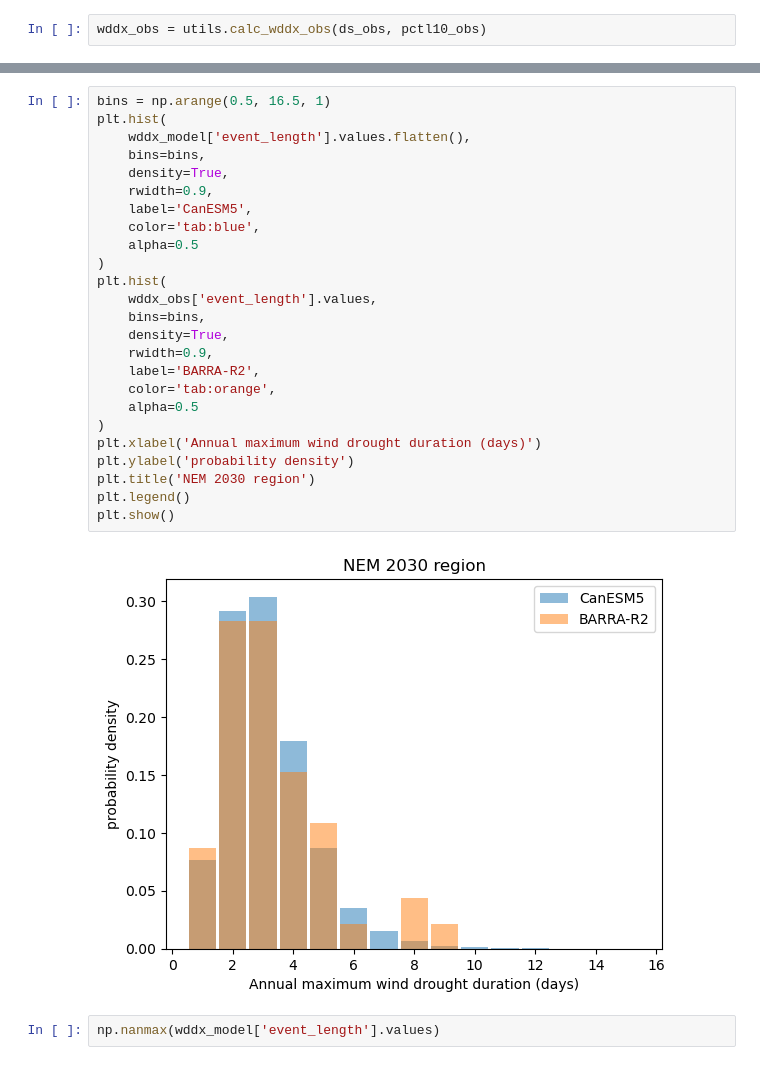
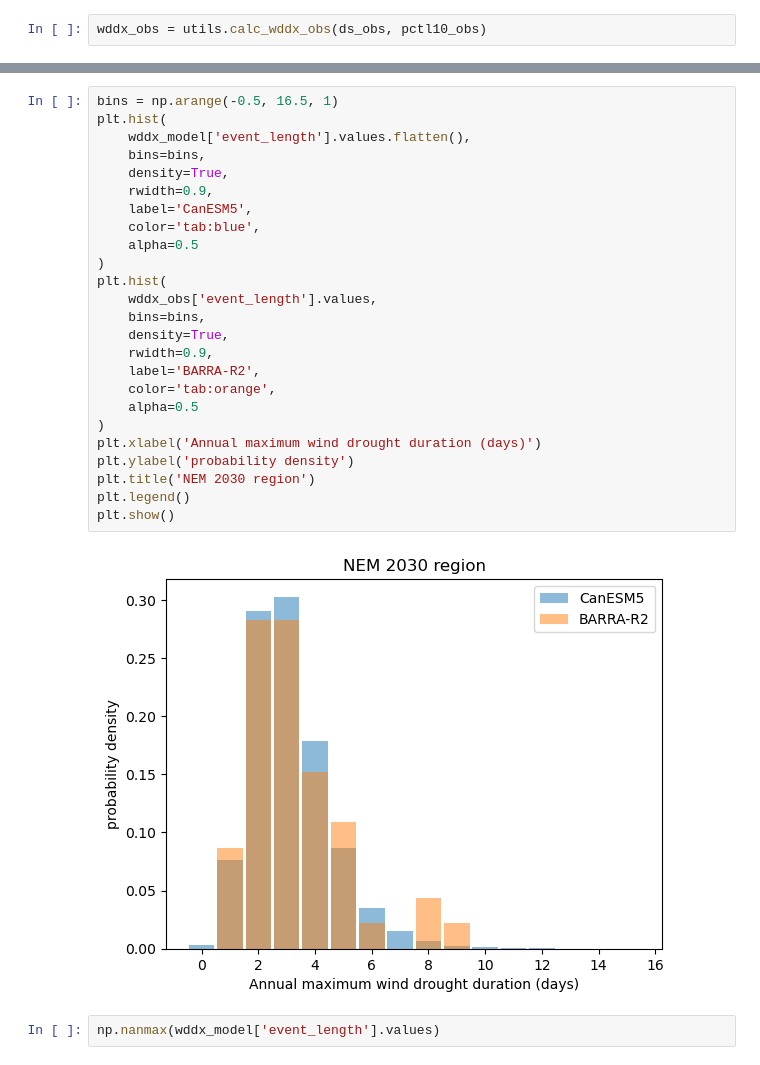
Before and after one commit to AusClimateService/unseen-projects, a Jupyter notebook: project-wind-drought/analysis_CanESM5_nem-2030.ipynb, the cells around one changed output, grey strips where cells are left out. Cells and saved outputs as stored; diff of their text form.

```diff
--- a/project-wind-drought/analysis_CanESM5_nem-2030.ipynb
+++ b/project-wind-drought/analysis_CanESM5_nem-2030.ipynb
@@ -139,30 +161,30 @@ df.sort_values(['WDDx'], ascending=False).head(n=10)
 # %%
-bins = np.arange(0.5, 16.5, 1)
+bins = np.arange(-0.5, 16.5, 1)
 plt.hist(
     wddx_model['event_length'].values.flatten(),
     bins=bins,
     density=True,
     rwidth=0.9,
     label='CanESM5',
     color='tab:blue',
     alpha=0.5
 )
 plt.hist(
     wddx_obs['event_length'].values,
     bins=bins,
     density=True,
     rwidth=0.9,
     label='BARRA-R2',
     color='tab:orange',
     alpha=0.5
 )
 plt.xlabel('Annual maximum wind drought duration (days)')
 plt.ylabel('probability density')
 plt.title('NEM 2030 region')
 plt.legend()
 plt.show()
 # %% [output]
-[figure, old version]
+[figure, new version]
 # %%
 np.nanmax(wddx_model['event_length'].values)
 # %% [output]
```
Also changed, not shown: parts of 28 cells of this notebook, 1 other file.
